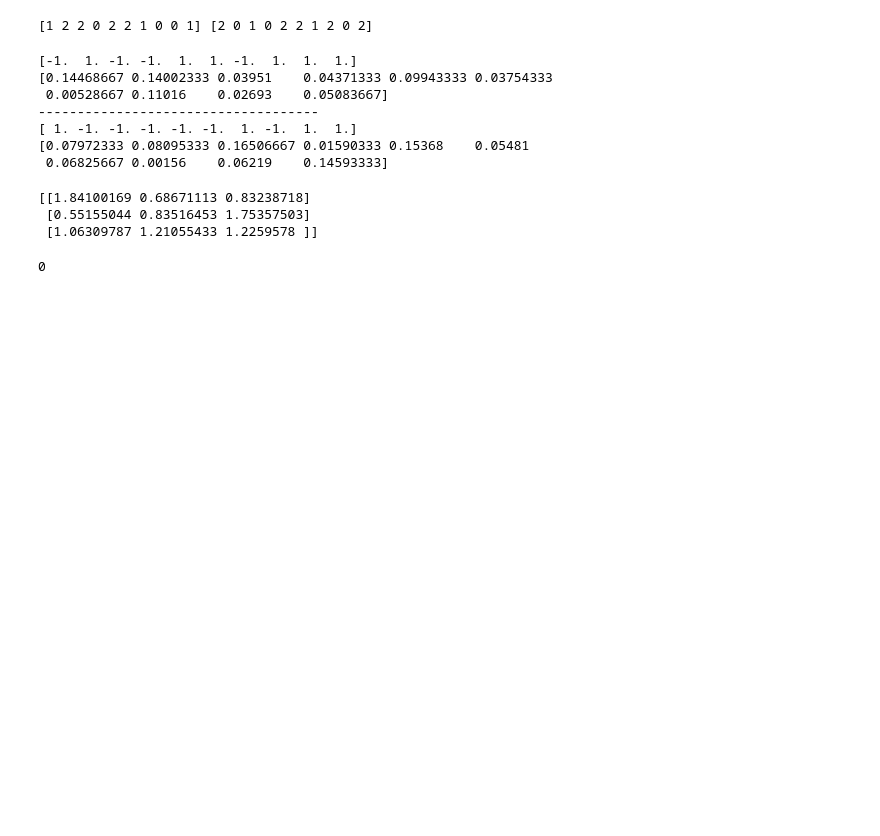
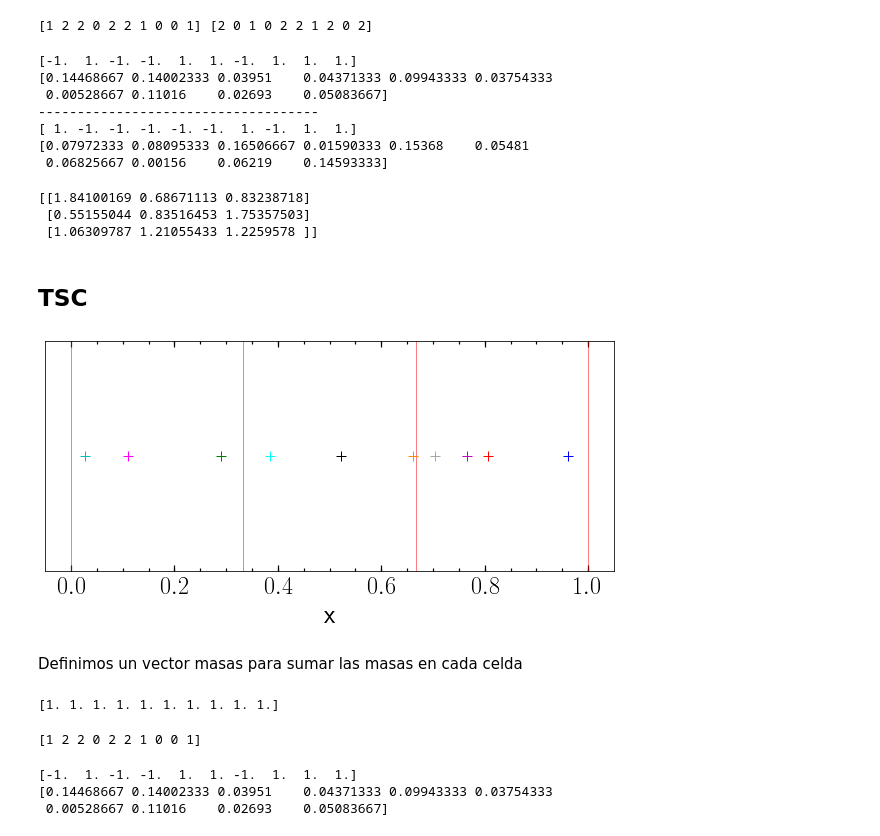
Before and after one commit to ornemarioni/mn2, a Jupyter notebook: Capitulo7.ipynb, the cells around one changed output. Saved outputs shown, nothing was run; the diff lists cells and outputs as text; code cells hidden in the pictures; blank space fills up the shorter version.

Commit message:
terminamos asignacion de masas

```diff
--- a/Capitulo7.ipynb
+++ b/Capitulo7.ipynb
@@ -236,7 +236,71 @@ print count
 [[1.84100169 0.68671113 0.83238718]
  [0.55155044 0.83516453 1.75357503]
  [1.06309787 1.21055433 1.2259578 ]]
-# %%
-3%3
-# %% [output]
-0
+# %% [markdown]
+## TSC
+# %%
+import matplotlib
+import matplotlib.pyplot as plt
+from __future__ import unicode_literals
+
+matplotlib.rcParams['text.usetex'] = True
+matplotlib.rcParams['text.latex.unicode'] = True
+
+
+col = ('k', 'r', 'b', 'g','m','darkgray', 'darkorange', 'magenta', 'c', 'cyan')
+fig=plt.figure(1, figsize=(10,4))
+fig.subplots_adjust(bottom=0.15, left =0.16, right = 0.95, top = 0.95)
+ax=fig.add_subplot(111)
+for i in range(nx+1):
+    ax.axvline(x = xgrid[i],ls='-', color='r', lw=0.5)
+
+for i in range(N):
+    ax.plot(x[i],0,'+k', markersize=10, color = col[i])
+
+ax.set_xlim(-0.05,1.05)
+ax.set_ylim(-0.05,0.05)
+ax.set_yticks([])
+
+ax.minorticks_on()
+ax.tick_params( labelsize=24)
+ax.tick_params('both', length=3, width=1.2,which='minor', direction='in', right='on',top='on')
+ax.tick_params('both', length=6, width=1.2,which='major', direction='in', right='on',top='on')
+ax.set_xlabel('x', fontsize=26)
+
+# fig.savefig('/home/ornela/Dropbox/AAA_2017/escrito/BAAA_2018_art/fig_05.pdf', dpi = 100)
+plt.show()
+# %% [output]
+[figure, added]
+# %% [markdown]
+Definimos un vector masas para sumar las masas en cada celda
+# %%
+random.seed(29)
+# masas = random.sample(sample, N)
+# masas = np.asarray(masas)*10
+masas=np.ones(N)
+print masas
+# %% [output]
+[1. 1. 1. 1. 1. 1. 1. 1. 1. 1.]
+# %%
+nxgrid = np.int_(x*nx)
+
+print nxgrid
+# %% [output]
+[1 2 2 0 2 2 1 0 0 1]
+# %%
+distx = np.zeros(N)
+sgx = np.zeros(N)
+
+for i in range(N):
+    w = x[i] - xgrid
+    distx_aux = abs(w)
+    distx[i] = distx_aux.min()
+    p = distx_aux.argmin()
+    sgx[i] = np.sign(w[p])
+
+print sgx
+print distx
+# %% [output]
+[-1.  1. -1. -1.  1.  1. -1.  1.  1.  1.]
+[0.14468667 0.14002333 0.03951    0.04371333 0.09943333 0.03754333
+ 0.00528667 0.11016    0.02693    0.05083667]
```
Also changed, not shown: parts of 1 cell of this notebook.
